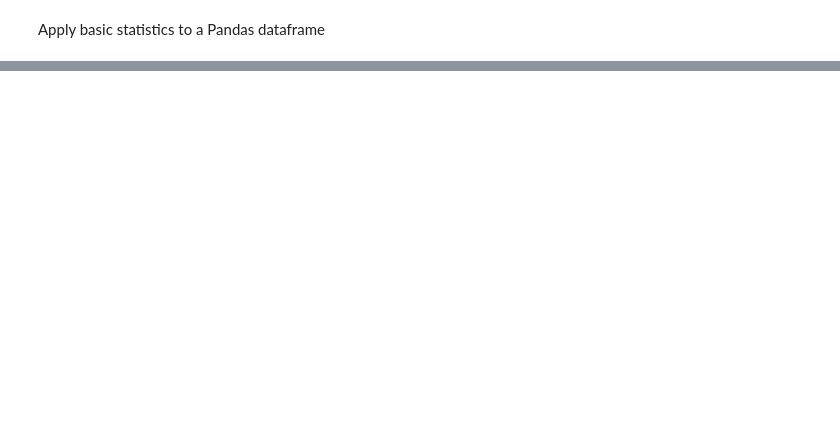
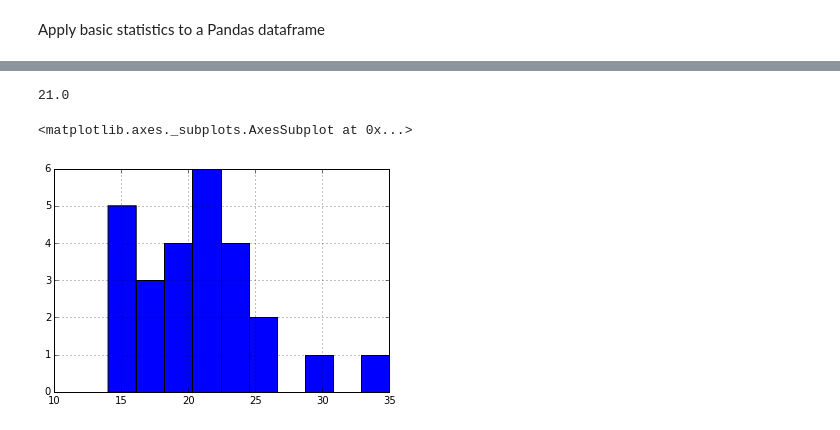
Before and after one commit to r-handsfield/datasciencepython, a Jupyter notebook: pandas_tutorials/3-1_statistics_intro.ipynb, the cells around one changed output, grey strips where cells are left out. Drawn from its saved outputs; the diff is of its cells as text; code cells hidden in the pictures; blank space fills up the shorter version.

```diff
--- a/pandas_tutorials/3-1_statistics_intro.ipynb
+++ b/pandas_tutorials/3-1_statistics_intro.ipynb
@@ -4,0 +7,10 @@ Apply basic statistics to a Pandas dataframe
+# %%
+# load libraries
+import pandas
+import numpy
+
+# magic method to allow inline plotting
+%pylab inline
+
+# set Pandas display options
+pandas.set_option('display.max_rows', 20)
@@ -4,0 +21,5 @@ Apply basic statistics to a Pandas dataframe
+# %%
+# load the data
+url = 'https://raw.github.com/alfredessa/pdacookbook/master/data/auto.csv'
+
+auto = pandas.read_csv(url)
@@ -4,0 +81,13 @@ Apply basic statistics to a Pandas dataframe
+# %%
+# median is also available through `median()`
+
+auto.mpg.median()
+# %% [output]
+21.0
+# %%
+# plot a histogram
+
+auto.mpg.hist()
+# %% [output]
+<matplotlib.axes._subplots.AxesSubplot at 0x...>
+[figure, added]
```
Also changed, not shown: parts of 24 cells of this notebook, 1 other file.
